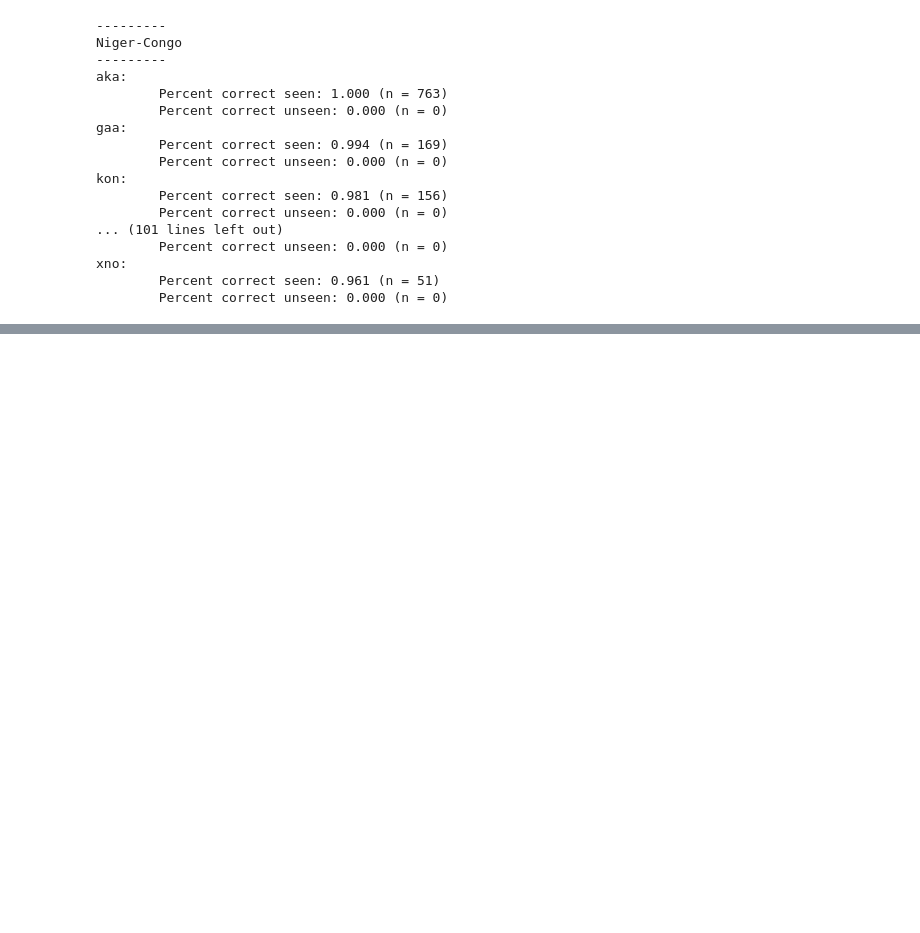
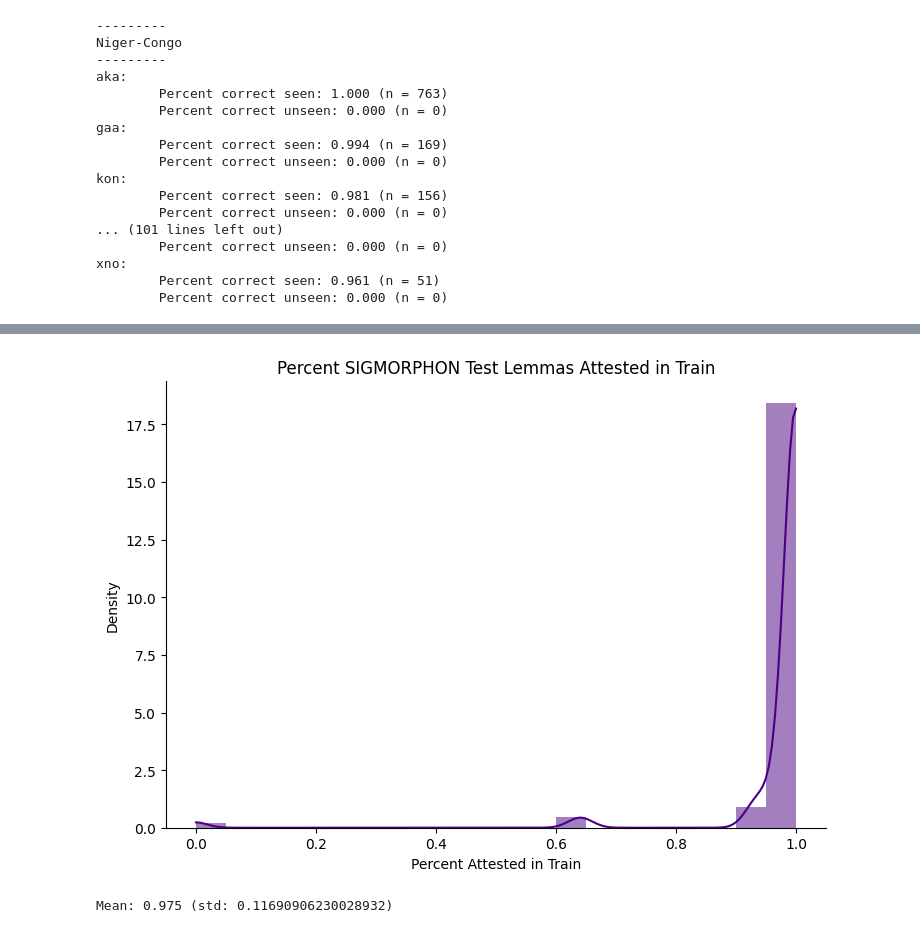
Before and after one commit to paynesa/qp2, a Jupyter notebook: code/SIGMORPHON_overlap.ipynb, the cells around one changed output, grey strips where cells are left out. Cells and saved outputs as stored; diff of their text form; code cells hidden in the pictures; blank space fills up the shorter version.

```diff
--- a/code/SIGMORPHON_overlap.ipynb
+++ b/code/SIGMORPHON_overlap.ipynb
@@ -73,0 +102,21 @@ xno:
+# %%
+# Density plot of the overlap values, and calculation of the mean and standard deviation
+sns.displot(overlap,
+             color="indigo",
+             linewidth=0,
+             alpha=0.5,
+             kde=True,
+             binwidth = 0.05,
+             kde_kws = {"bw_adjust": 0.4},
+             stat="density",
+             aspect=1.5,
+           )
+plt.xlabel("Percent Attested in Train")
+plt.title("Percent SIGMORPHON Test Lemmas Attested in Train")
+plt.show()
+
+overlap = np.asarray(overlap)
+print(f"Mean: {np.mean(overlap) :.3f} (std: {np.std(overlap)})")
+# %% [output]
+[figure, added]
+Mean: 0.975 (std: 0.11690906230028932)
```
Also changed, not shown: parts of 5 cells of this notebook, 3 other files.
